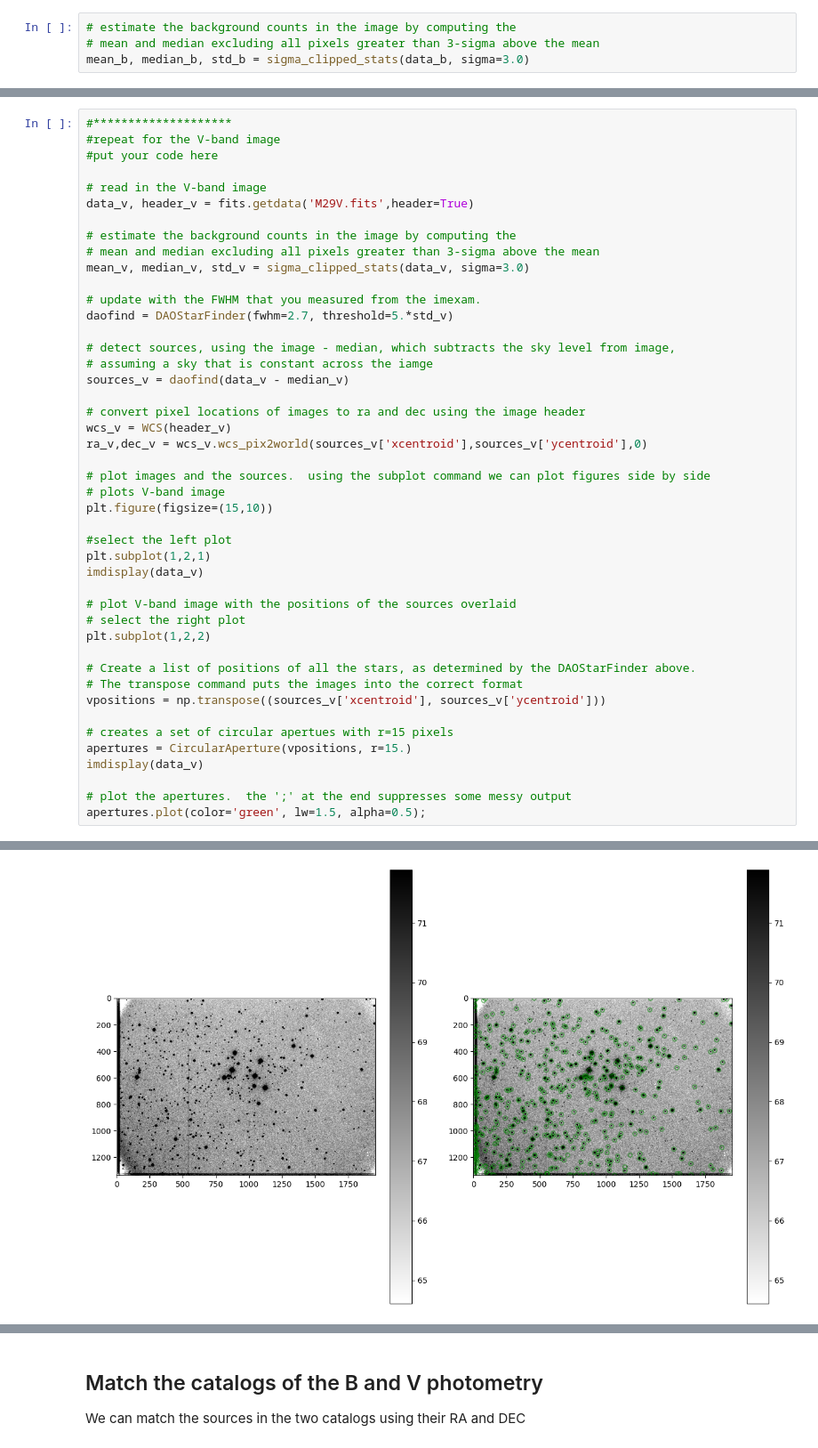
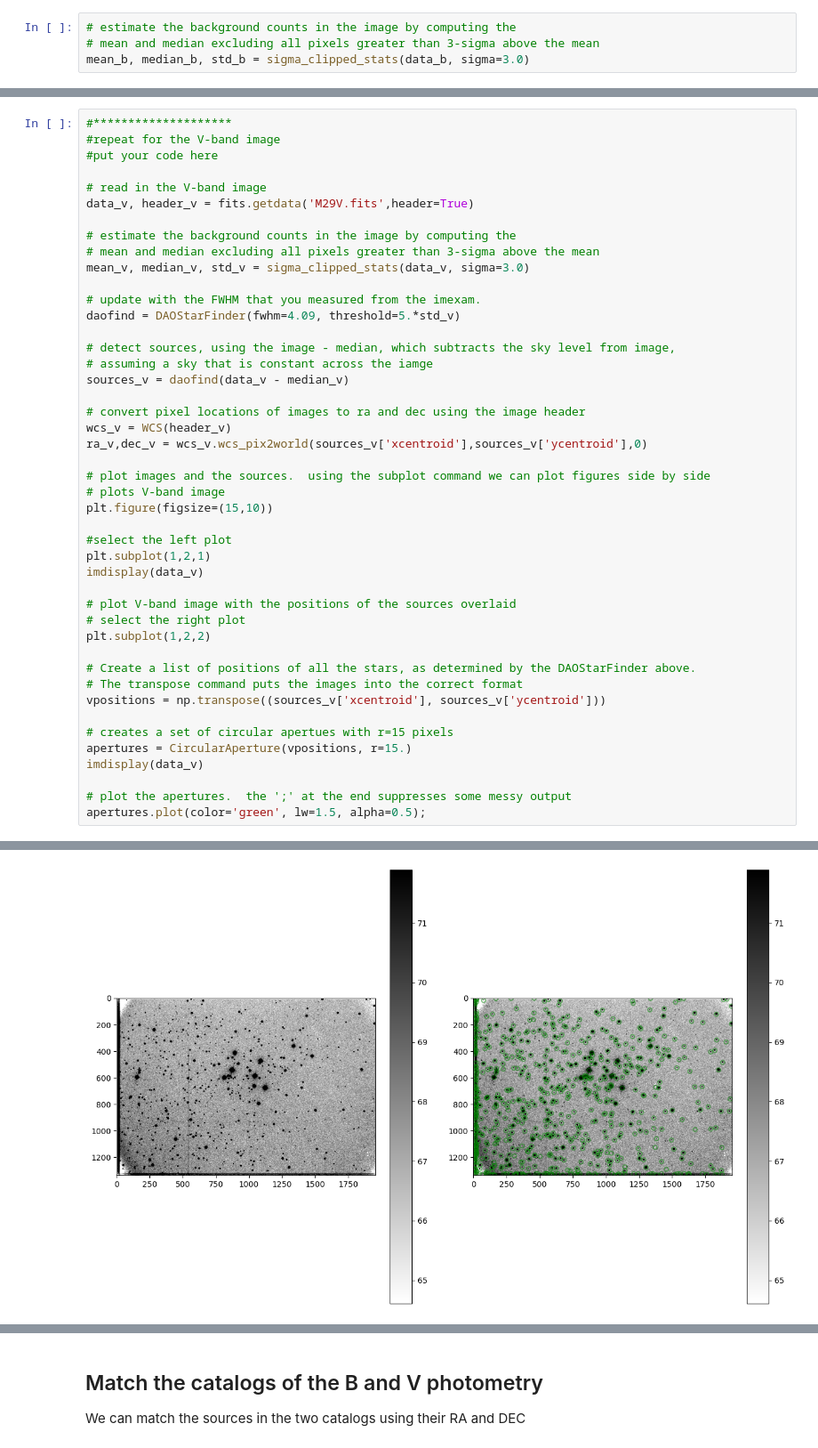
Before and after one commit to mikeweebs/Reductionproject_student, a Jupyter notebook: cluster_photometry_student.ipynb, the cells around one changed output, grey strips where cells are left out. Shown at 89% size. Cells and saved outputs as stored; diff of their text form.

```diff
--- a/cluster_photometry_student.ipynb
+++ b/cluster_photometry_student.ipynb
@@ -427,7 +431,7 @@ data_v, header_v = fits.getdata('M29V.fits',header=True)
 mean_v, median_v, std_v = sigma_clipped_stats(data_v, sigma=3.0)
 
 # update with the FWHM that you measured from the imexam.
-daofind = DAOStarFinder(fwhm=2.7, threshold=5.*std_v)
+daofind = DAOStarFinder(fwhm=4.09, threshold=5.*std_v)
 
 # detect sources, using the image - median, which subtracts the sky level from image,
 # assuming a sky that is constant across the iamge
@@ -435,34 +439,34 @@ sources_v = daofind(data_v - median_v)
 
 # convert pixel locations of images to ra and dec using the image header
 wcs_v = WCS(header_v)
 ra_v,dec_v = wcs_v.wcs_pix2world(sources_v['xcentroid'],sources_v['ycentroid'],0)
 
 # plot images and the sources.  using the subplot command we can plot figures side by side
 # plots V-band image
 plt.figure(figsize=(15,10))
 
 #select the left plot
 plt.subplot(1,2,1)
 imdisplay(data_v)
 
 # plot V-band image with the positions of the sources overlaid
 # select the right plot
 plt.subplot(1,2,2)
 
 # Create a list of positions of all the stars, as determined by the DAOStarFinder above.
 # The transpose command puts the images into the correct format
 vpositions = np.transpose((sources_v['xcentroid'], sources_v['ycentroid']))
 
 # creates a set of circular apertues with r=15 pixels
 apertures = CircularAperture(vpositions, r=15.)
 imdisplay(data_v)
 
 # plot the apertures.  the ';' at the end suppresses some messy output
 apertures.plot(color='green', lw=1.5, alpha=0.5);
 # %% [output]
 WARNING: Input data contains invalid values (NaNs or infs), which were automatically clipped. [astropy.stats.sigma_clipping]
 WARNING: FITSFixedWarning: 'datfix' made the change 'Set MJD-OBS to 60240.954682 from DATE-OBS'. [astropy.wcs.wcs]
-[figure, old version]
+[figure, new version]
 # %% [markdown]
 ## Problem 5 - Compare the positions of the V and B-band sources (6 points)
 
```
Also changed, not shown: parts of 7 cells of this notebook.
